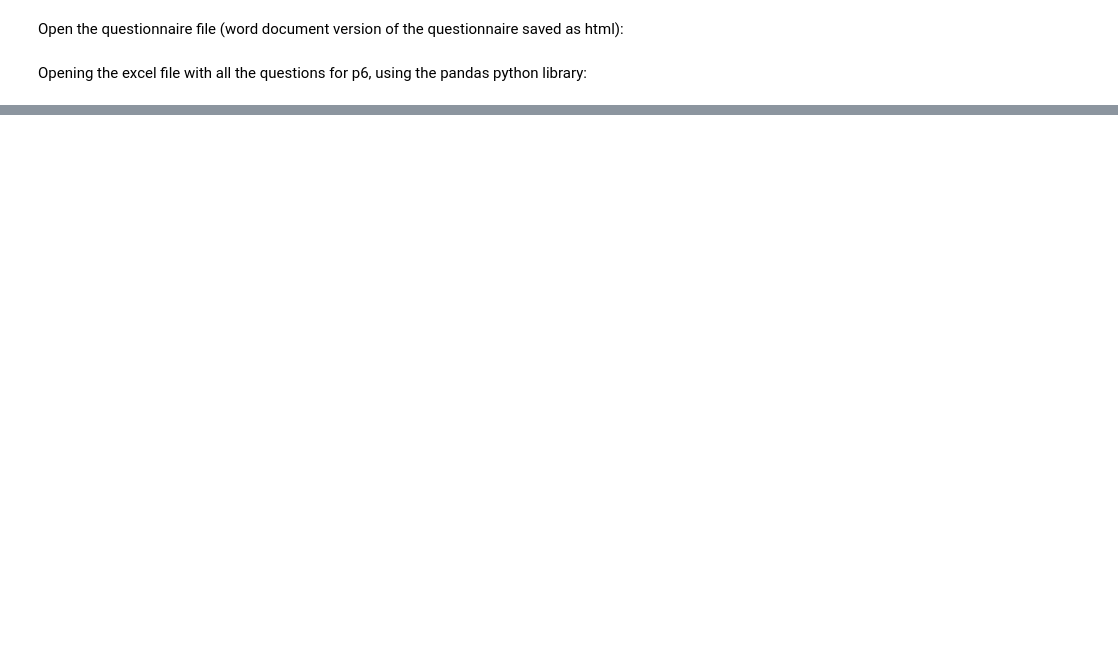
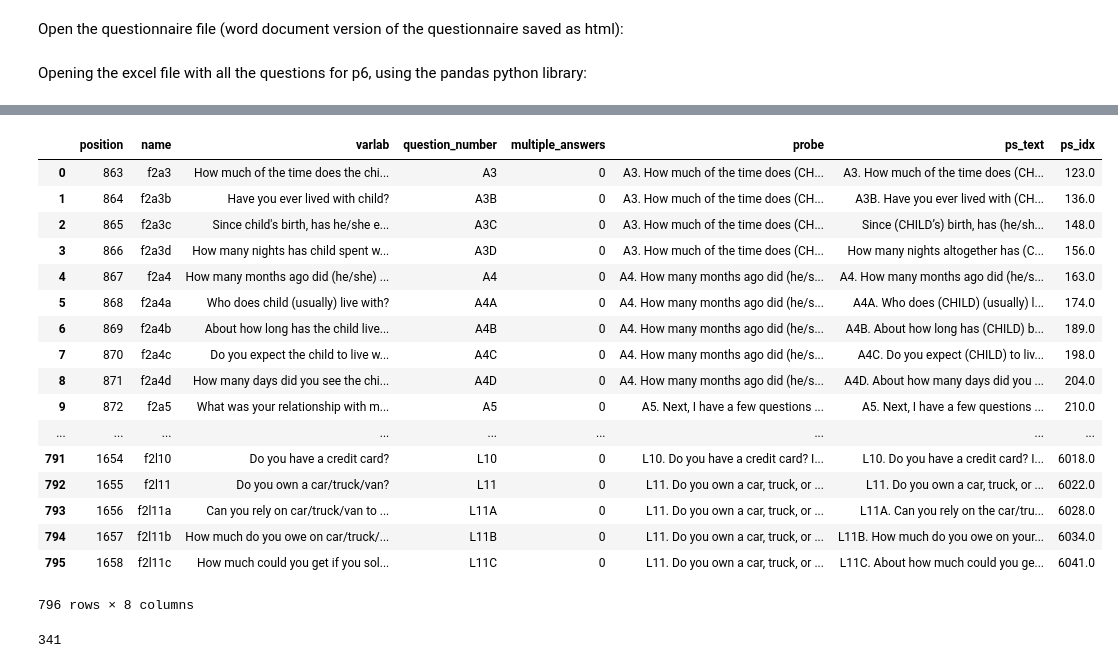
Before and after one commit to fragilefamilieschallenge/QuestionText, a Jupyter notebook: FFC_questionnaire_parsing_f2.ipynb, the cells around one changed output, grey strips where cells are left out. Drawn from its saved outputs; the diff is of its cells as text; code cells hidden in the pictures; blank space fills up the shorter version.

```diff
--- a/FFC_questionnaire_parsing_f2.ipynb
+++ b/FFC_questionnaire_parsing_f2.ipynb
@@ -30,7 +39,7 @@ reg = re.compile(r'(?P<section>[A-Za-z]*\d*)(?P<rest>.*)')
 def format_q_num(name):
     """takes in the question numbers in the name column and outputs them in the format
     they appear in the text"""
-    name=name.lstrip('f2')
+    name=name.replace('f2','',1)
     name=reg.search(name)
     section=name.group('section').upper()
     rest=name.group('rest').upper()
@@ -38,7 +47,7 @@ def format_q_num(name):
 # %%
 df['question_number']=df.name.apply(lambda x: format_q_num(x))
 # %%
-df['multiple_answers']=df.question_number.apply(lambda x: 1 if re.match('[A-Z]\d*[A-Z]\d*',x) else 0)
+df['multiple_answers']=df.question_number.apply(lambda x: 1 if re.match('[A-Z]\d*[A-Z]\d*[A-Z]',x) else 0)
 #adds a column where 1 indicates that it is one of the questions with multiple entries in the data frame
 #I think these are mostly (only?) the "select all that apply" questions
 # %%
@@ -50,19 +71,14 @@ def find_question(q_number):
     ps_idx = []
     ps_startswith = []
     for idx, p in enumerate(ps):
-        if re.match('[A-Z]\d*[A-Z]',q_number):
-            if q_number in p.get_text():
-                if p.get_text().lstrip().startswith(q_number+'.'):
-                    ps_text.append(p.get_text().lstrip().split('.')[1])
-                    ps_idx.append(idx)
-                else:
-                    ps_text.append(p.get_text().lstrip().split('.')[0])
-                    ps_idx.append(idx)
-        else:
-            if q_number+"." in p.get_text():
-                if p.get_text().lstrip().startswith(q_number+"."):
-                    ps_text.append(p.get_text().lstrip().split('.')[1])
-                    ps_idx.append(idx)
+        if q_number+"." in p.get_text():
+            if p.get_text().lstrip().startswith(q_number+"."):
+                ps_text.append(p.get_text().lstrip())
+                ps_idx.append(idx)
+            else:
+                start = p.get_text().find(q_number+'.')
+                ps_text.append(p.get_text().lstrip()[start:])
+                ps_idx.append(idx)
     if len(ps_idx)!=1:
         return np.nan, np.nan
     else:
@@ -92,6 +164,27 @@ df
 # %%
 df['ps_text'], df['ps_idx'] = zip(*df['question_number'].map(find_question))
 # %%
-df[24:29]
+df
+# %% [output]
+|  | position | name | varlab | question_number | multiple_answers | probe | ps_text | ps_idx |
+| 0 | 863 | f2a3 | How much of the time does the chi... | A3 | 0 | A3. How much of the time does (CH... | A3. How much of the time does (CH... | 123.0 |
+| 1 | 864 | f2a3b | Have you ever lived with child? | A3B | 0 | A3. How much of the time does (CH... | A3B. Have you ever lived with (CH... | 136.0 |
+| 2 | 865 | f2a3c | Since child's birth, has he/she e... | A3C | 0 | A3. How much of the time does (CH... | Since (CHILD’s) birth, has (he/sh... | 148.0 |
+| 3 | 866 | f2a3d | How many nights has child spent w... | A3D | 0 | A3. How much of the time does (CH... | How many nights altogether has (C... | 156.0 |
+| 4 | 867 | f2a4 | How many months ago did (he/she) ... | A4 | 0 | A4. How many months ago did (he/s... | A4. How many months ago did (he/s... | 163.0 |
+| 5 | 868 | f2a4a | Who does child (usually) live with? | A4A | 0 | A4. How many months ago did (he/s... | A4A. Who does (CHILD) (usually) l... | 174.0 |
+| 6 | 869 | f2a4b | About how long has the child live... | A4B | 0 | A4. How many months ago did (he/s... | A4B. About how long has (CHILD) b... | 189.0 |
+| 7 | 870 | f2a4c | Do you expect the child to live w... | A4C | 0 | A4. How many months ago did (he/s... | A4C. Do you expect (CHILD) to liv... | 198.0 |
+| 8 | 871 | f2a4d | How many days did you see the chi... | A4D | 0 | A4. How many months ago did (he/s... | A4D. About how many days did you ... | 204.0 |
+| 9 | 872 | f2a5 | What was your relationship with m... | A5 | 0 | A5. Next, I have a few questions ... | A5. Next, I have a few questions ... | 210.0 |
+| ... | ... | ... | ... | ... | ... | ... | ... | ... |
+| 791 | 1654 | f2l10 | Do you have a credit card? | L10 | 0 | L10. Do you have a credit card? I... | L10. Do you have a credit card? I... | 6018.0 |
+| 792 | 1655 | f2l11 | Do you own a car/truck/van? | L11 | 0 | L11. Do you own a car, truck, or ... | L11. Do you own a car, truck, or ... | 6022.0 |
+| 793 | 1656 | f2l11a | Can you rely on car/truck/van to ... | L11A | 0 | L11. Do you own a car, truck, or ... | L11A. Can you rely on the car/tru... | 6028.0 |
+| 794 | 1657 | f2l11b | How much do you owe on car/truck/... | L11B | 0 | L11. Do you own a car, truck, or ... | L11B. How much do you owe on your... | 6034.0 |
+| 795 | 1658 | f2l11c | How much could you get if you sol... | L11C | 0 | L11. Do you own a car, truck, or ... | L11C. About how much could you ge... | 6041.0 |
+796 rows × 8 columns
 # %%
 np.isnan(df.ps_idx).sum() #number of questions where the question number doesn't appear or appears more than once
+# %% [output]
+341
```
Also changed, not shown: parts of 31 cells of this notebook, 26 other files.
